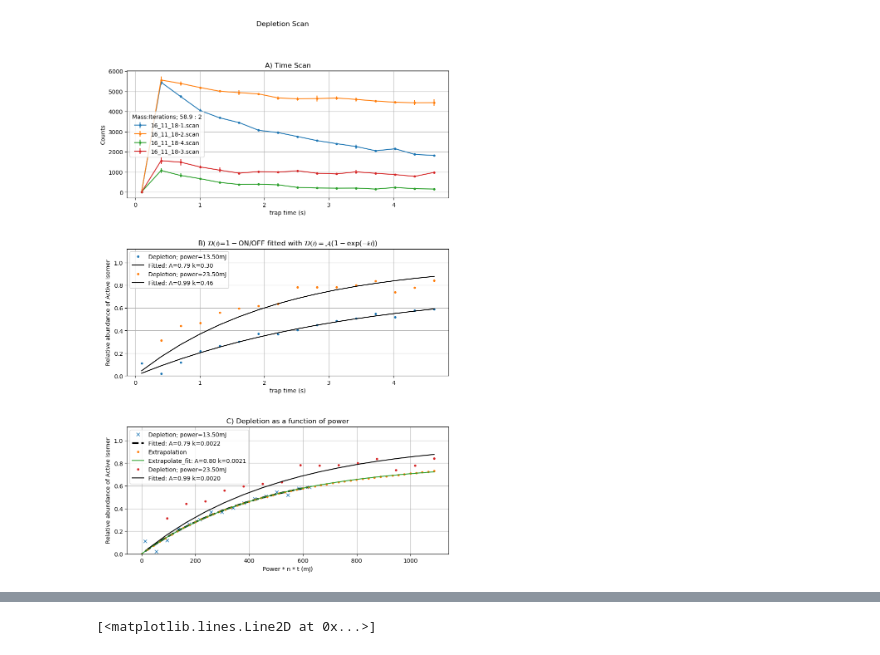
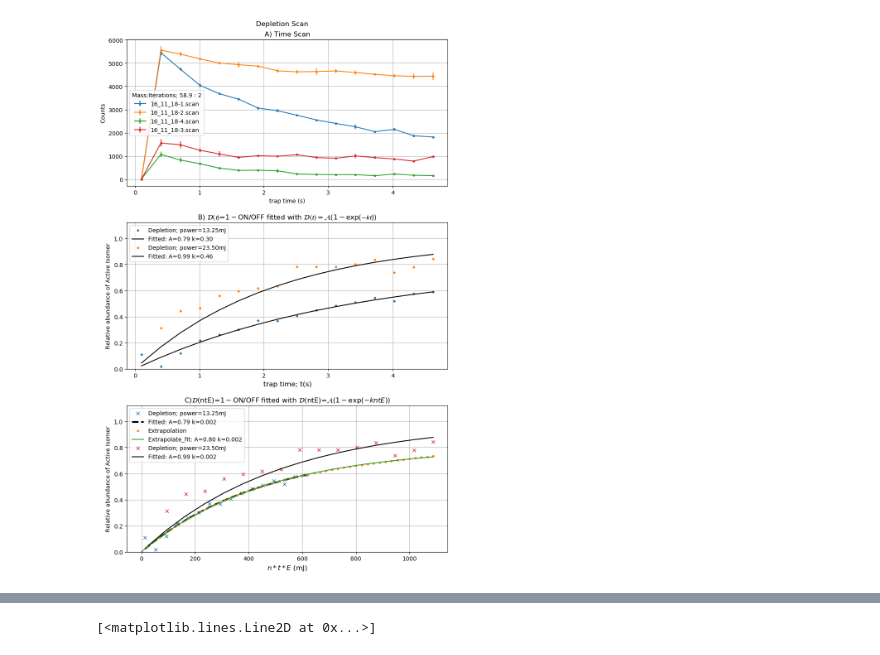
Before and after one commit to aravindhnivas/FELion-Spectrum-Analyser, a Jupyter notebook: testing/depletion_timescan.ipynb, the cells around one changed output, grey strips where cells are left out. Drawn from its saved outputs; the diff is of its cells as text; code cells hidden in the pictures.

```diff
--- a/testing/depletion_timescan.ipynb
+++ b/testing/depletion_timescan.ipynb
@@ -67,18 +67,23 @@ save = False
 show = True
 # %%
 def depletionPlot(files, location, save, show, power_values):
-    power_values = np.array(power_values)
+
     os.chdir(location)
+
+    power_values_temp = np.array(power_values)
+    power_values = np.array([np.array([a, b]).mean() for a, b in zip(power_values[::2], power_values[1::2])])
+    power_error = np.array([np.array([a, b]).std() for a, b in zip(power_values_temp[::2], power_values_temp[1::2])])
 
     plt.rcParams['figure.figsize'] = (10,15)
     plt.rcParams['figure.dpi'] = 100
+
     fig, axs = plt.subplots(3)
 
     graph = {}
     for i, ax in enumerate(axs.flat):
         graph['%i'%i] = ax
 
-    plt.subplots_adjust(top=0.9, hspace=0.4)
+    plt.subplots_adjust(top=0.95, hspace=0.25)
     plt.suptitle('Depletion Scan' ,fontsize=12)
     full = []
 
@@ -95,6 +100,7 @@ def depletionPlot(files, location, save, show, power_values):
     time = np.array(time)
 
     interp_range = time.max()*power_values.max()*10
+    interp_range = round(interp_range, 1)
     power_new = np.linspace(0, interp_range)
 
     for i, pw in zip(range(0, len(full), 2), power_values):
@@ -114,13 +120,15 @@ def depletionPlot(files, location, save, show, power_values):
         pop1, popc1 = curve_fit(func, power, depletion,  p0=[0.01, 0.004])
         power_fit = func(power, *pop1)
 
-        if power.max()>=interp_range:
-            graph['2'].plot(power, depletion,'.', label = 'Depletion; power=%.2fmJ'%pw)
-            graph['2'].plot(power, power_fit,'k',label = 'Fitted: A=%.2f k=%.4f'%tuple(pop1))
+        power_max = round(power.max(), 1)
 
-        if power.max()<interp_range:
+        if power_max >= interp_range:
             graph['2'].plot(power, depletion,'x', label = 'Depletion; power=%.2fmJ'%pw)
-            graph['2'].plot(power, power_fit,'--k',lw=3,label = 'Fitted: A=%.2f k=%.4f'%tuple(pop1))
+            graph['2'].plot(power, power_fit,'k',label = 'Fitted: A=%.2f k=%.3f'%tuple(pop1))
+
+        if power_max < interp_range:
+            graph['2'].plot(power, depletion,'x', label = 'Depletion; power=%.2fmJ'%pw)
+            graph['2'].plot(power, power_fit,'--k',lw=3,label = 'Fitted: A=%.2f k=%.3f'%tuple(pop1))
 
             interp_f = interp1d(power, power_fit, kind='cubic', bounds_error=False, fill_value='extrapolate')
             graph['2'].plot(power_new, interp_f(power_new),'.', label = 'Extrapolation')
@@ -128,36 +136,36 @@ def depletionPlot(files, location, save, show, power_values):
             pop2, popc2 = curve_fit(func, power_new, interp_f(power_new),  p0=[0.01, 0.004])
             interp_fit = func(power_new, *pop2)
 
-            graph['2'].plot(power_new, interp_fit,label = 'Extrapolate_fit: A=%.2f k=%.4f'%tuple(pop2))
+            graph['2'].plot(power_new, interp_fit,label = 'Extrapolate_fit: A=%.2f k=%.3f'%tuple(pop2))
 
     graph['0'].set_ylabel('Counts')
     graph['0'].legend(title='Mass:Iterations; %s : %s'%(mass[0], iterations[0]))
     graph['0'].set_xlabel('trap time (s)')
     graph['0'].set_title('A) Time Scan')
 
     graph['1'].set_ylim(ymin=0)
-    graph['1'].set_xlabel('trap time (s)')
+    graph['1'].set_xlabel('trap time; t(s)', fontsize=12)
     graph['1'].set_ylabel('Relative abundance of Active Isomer')
     graph['1'].legend()
     graph['1'].set_title(r'B) $\mathcal{D(t)}$=$1-$ON/OFF fitted with $\mathcal{D(t)}=\mathcal{A}(1-\exp(\mathcal{-kt}))$')
 
     graph['2'].set_ylim(ymin=0)
     graph['2'].legend()
-    graph['2'].set_xlabel('Power * n * t (mJ)')
+    graph['2'].set_xlabel( '$ n * t * E $ (mJ)', fontsize=12)
     graph['2'].set_ylabel('Relative abundance of Active Isomer')
-    graph['2'].set_title('C) Depletion as a function of power')
+    graph['2'].set_title('C)$\mathcal{D}$(ntE)=$1-$ON/OFF fitted with $\mathcal{D}$(ntE)=$\mathcal{A}(1-\exp(-kntE))$')
 
     for ax in axs.flat:
         ax.grid(True)
 
     if save: plt.savefig('depletion.png')
     if show: plt.show()
     plt.tight_layout()
     plt.close()
 
 files = ['16_11_18-4.scan', '16_11_18-3.scan']
 files1 = ['16_11_18-1.scan', '16_11_18-2.scan', '16_11_18-4.scan', '16_11_18-3.scan']
 files2 = ['16_11_18-1.scan', '16_11_18-2.scan']
-depletionPlot(files1, location, save, show, power_values=(13.5, 23.5))
+depletionPlot(files1, location, save=True, show=True, power_values=[12, 14.5, 22, 25])
 # %% [output]
-[figure, old version]
+[figure, new version]
```
Also changed, not shown: parts of 4 cells of this notebook.
